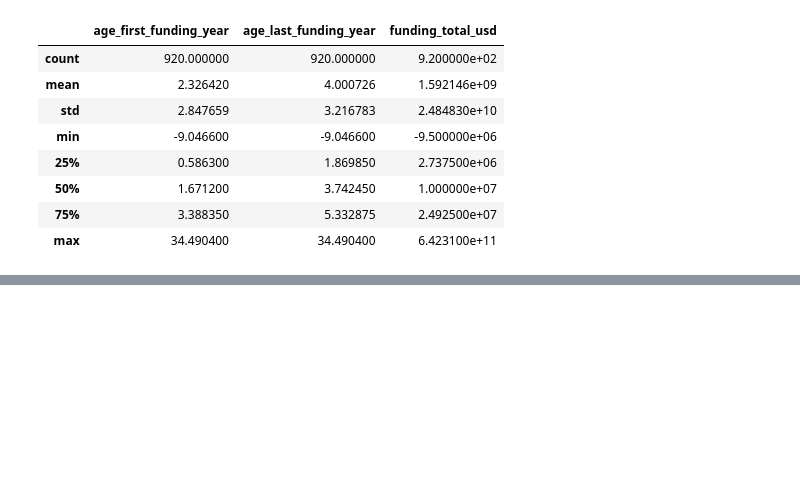
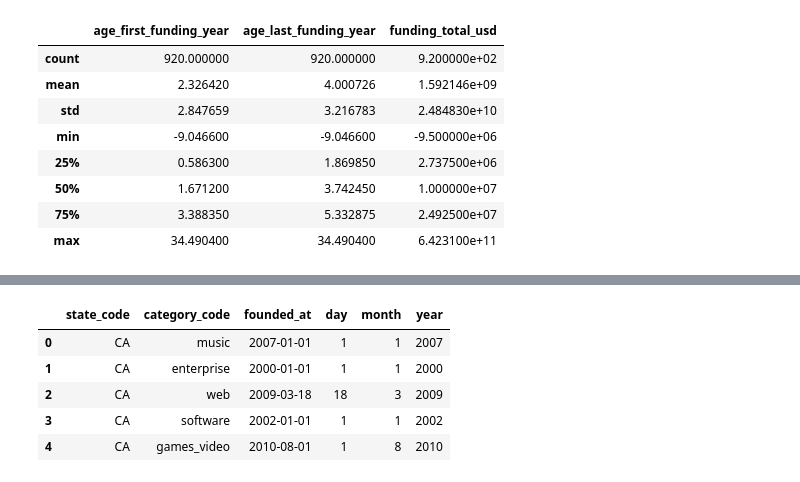
Before and after one commit to fahiradh/data-project, a Jupyter notebook: Project 1/start-up.ipynb, the cells around one changed output, grey strips where cells are left out. Cells and saved outputs as stored; diff of their text form; code cells hidden in the pictures; blank space fills up the shorter version.

```diff
--- a/Project 1/start-up.ipynb
+++ b/Project 1/start-up.ipynb
@@ -202,0 +257,9 @@ TypeError: unhashable type: 'Series'
+# %%
+df_copy.head()
+# %% [output]
+|  | state_code | category_code | founded_at | day | month | year |
+| 0 | CA | music | 2007-01-01 | 1 | 1 | 2007 |
+| 1 | CA | enterprise | 2000-01-01 | 1 | 1 | 2000 |
+| 2 | CA | web | 2009-03-18 | 18 | 3 | 2009 |
+| 3 | CA | software | 2002-01-01 | 1 | 1 | 2002 |
+| 4 | CA | games_video | 2010-08-01 | 1 | 8 | 2010 |
```
Also changed, not shown: parts of 18 cells of this notebook.
